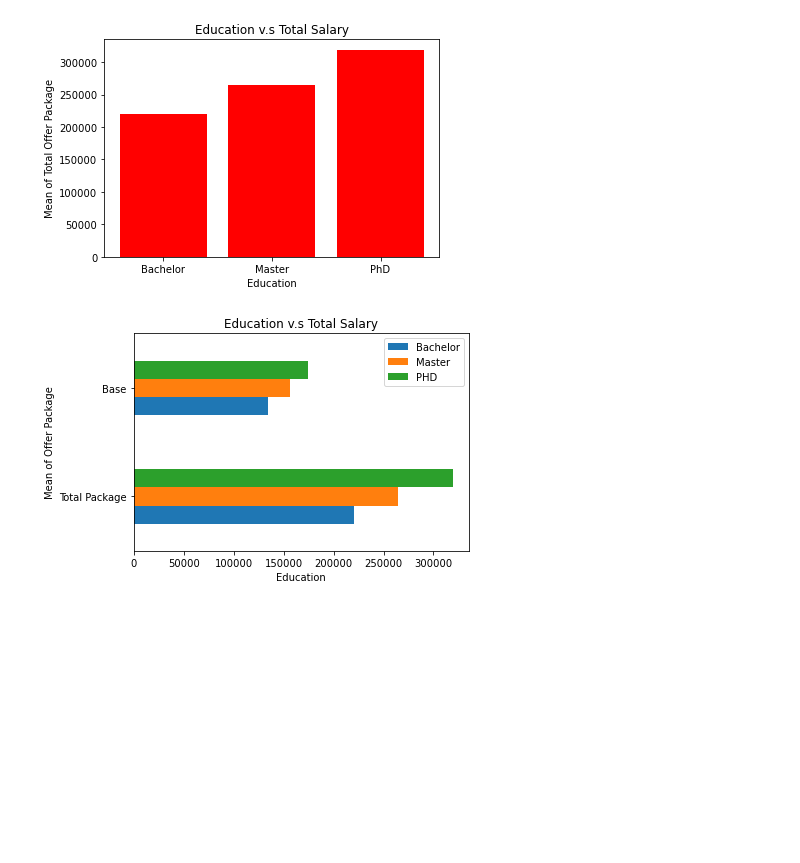
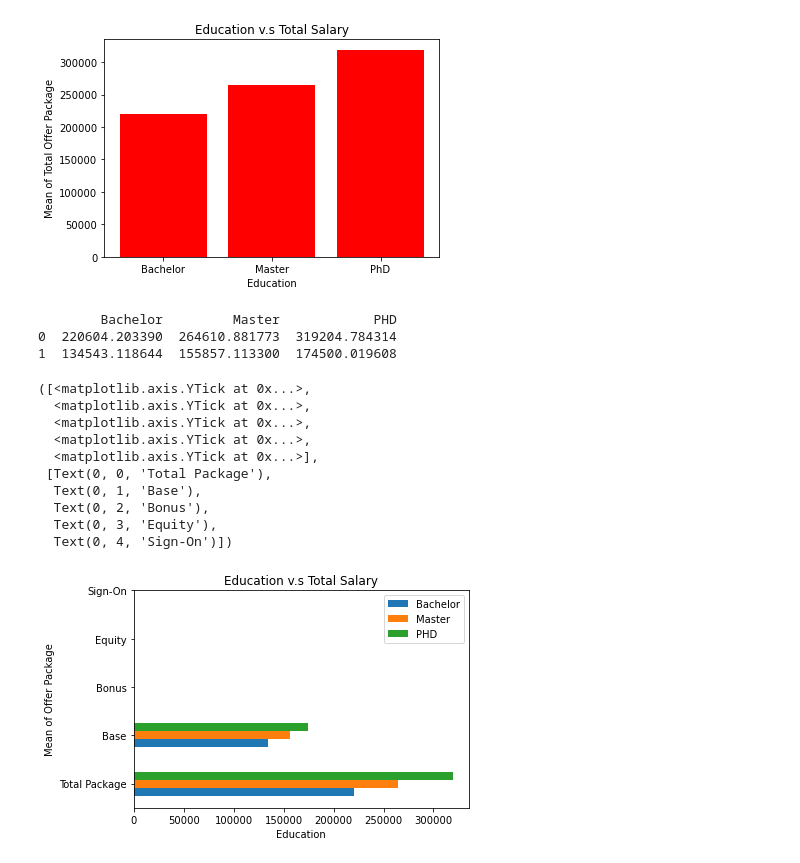
Before and after one commit to dorothyjx/damg-6105-Final-Project, a Jupyter notebook: project_final.ipynb, the cells around one changed output. Drawn from its saved outputs; the diff is of its cells as text; code cells hidden in the pictures; blank space fills up the shorter version.

Commit message:
add means and generate complete fig

```diff
--- a/project_final.ipynb
+++ b/project_final.ipynb
@@ -271 +277,8 @@ array(['MS', 'PHD', 'BS'], dtype=object)
+# %%
+def getMean(edu):
+    count = (edu != 0).sum()
+    edu_sum = edu.sum()
+    mean = edu_sum / count
+
+    return mean
 # %%
@@ -307,17 +351,42 @@ fig.savefig('./figures/EducationSalary1.png', bbox_inches='tight')
 [figure]
 # %%
 # Getting bar chart of every catagories' means of different education backgrounds
+#print(phd_tmean, phd_base_mean, phd_bonus_mean, phd_equity_mean, phd_signon_mean)
+
 df = pd.DataFrame()
-df['Bachelor'] =[bs_tmean, bs_base_mean]
+df['Bachelor'] =[bs_tmean, bs_base_mean, ]
 df['Master'] = [ms_tmean, ms_base_mean]
 df['PHD'] = [phd_tmean, phd_base_mean]
 
-ind = np.arange(2)
+
+
+
+
+df['Bachelor'] =[bs_tmean, bs_base_mean, bs_bonus_mean, bs_equity_mean, bs_signon_mean]
+df['Master'] = [ms_tmean, ms_base_mean, ms_bonus_mean, ms_equity_mean, ms_signon_mean]
+df['PHD'] = [phd_tmean, phd_base_mean, phd_bonus_mean, phd_equity_mean, phd_signon_mean]
+
+print(df)
+
+ind = np.arange(5)
 df.plot(kind = 'barh')
 plt.title('Education v.s Total Salary')
 plt.xlabel('Education')
 plt.ylabel('Mean of Offer Package')
-plt.yticks(ind, ('Total Package', 'Base'))
-plt.savefig('./figures/EducationSalary2.png', bbox_inches='tight')
+plt.yticks(ind, ('Total Package', 'Base', 'Bonus', 'Equity', 'Sign-On'))
+#plt.savefig('./figures/EducationSalary2.png', bbox_inches='tight')
 # %% [output]
+        Bachelor         Master            PHD
+0  220604.203390  264610.881773  319204.784314
+1  134543.118644  155857.113300  174500.019608
+([<matplotlib.axis.YTick at 0x...>,
+  <matplotlib.axis.YTick at 0x...>,
+  <matplotlib.axis.YTick at 0x...>,
+  <matplotlib.axis.YTick at 0x...>,
+  <matplotlib.axis.YTick at 0x...>],
+ [Text(0, 0, 'Total Package'),
+  Text(0, 1, 'Base'),
+  Text(0, 2, 'Bonus'),
+  Text(0, 3, 'Equity'),
+  Text(0, 4, 'Sign-On')])
-[figure, old version]
+[figure, new version]
```
Also changed, not shown: parts of 2 cells of this notebook, 1 other file.
